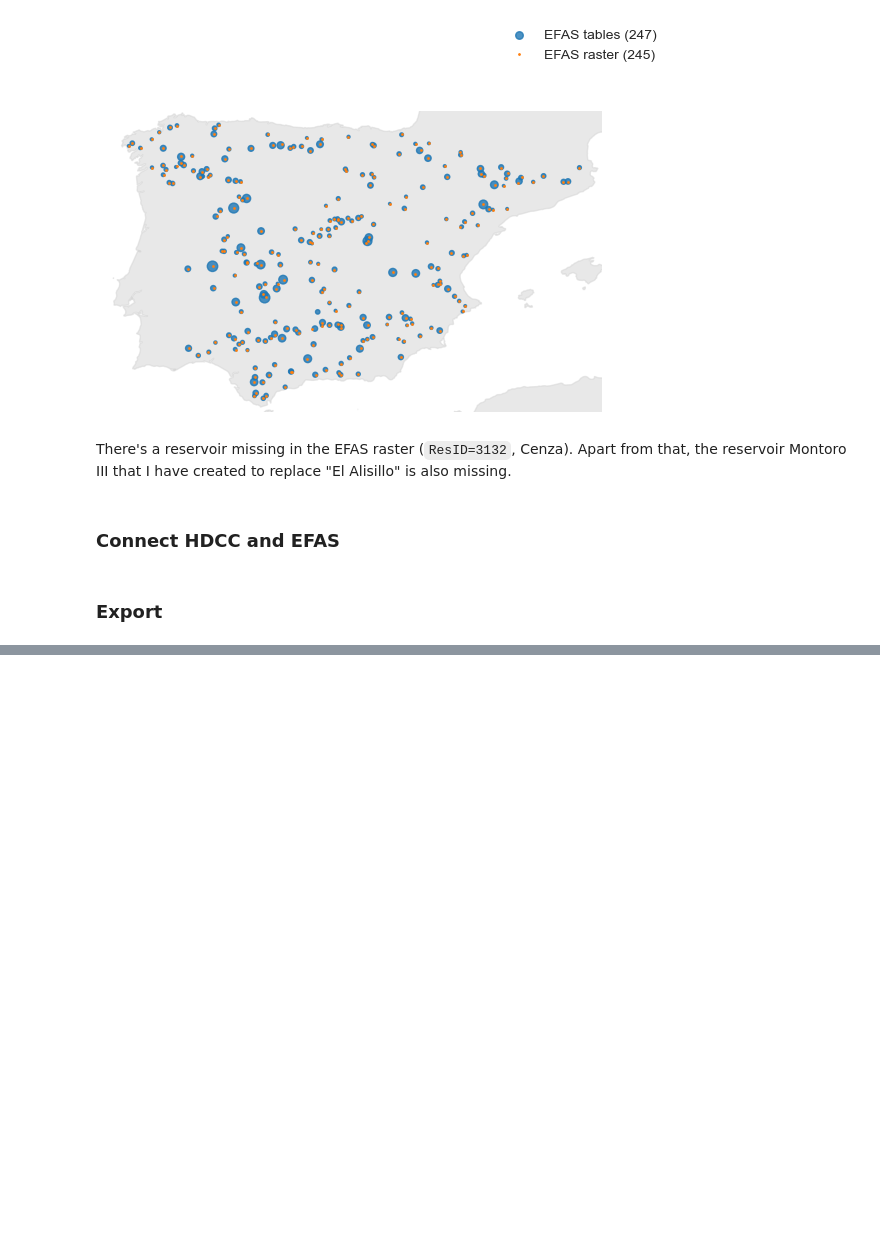
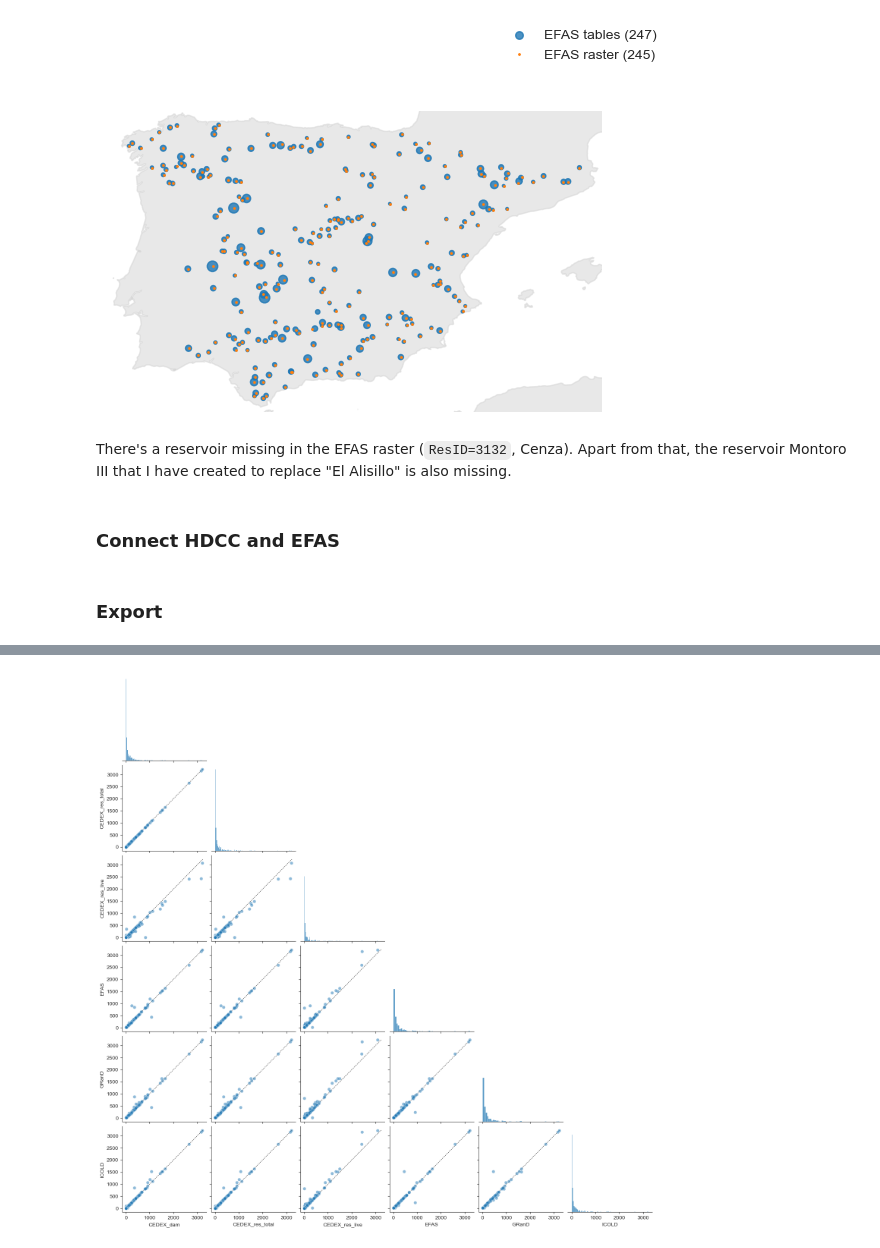
Before and after one commit to casadoj/lisflood-water_bodies, a Jupyter notebook: notebook/ResOpsES_attributes.ipynb, the cells around one changed output, grey strips where cells are left out. Saved outputs shown, nothing was run; the diff lists cells and outputs as text; code cells hidden in the pictures; blank space fills up the shorter version.

```diff
--- a/notebook/ResOpsES_attributes.ipynb
+++ b/notebook/ResOpsES_attributes.ipynb
@@ -756,0 +912,16 @@ efas.loc[~efas.index.isnull(), cols_efas].to_csv(path_out / 'attributes_EFAS.csv
+# %%
+# pair plot
+pair_plot = sns.pairplot(volume, corner=True, plot_kws={'alpha': .5})
+
+# reference 1:1 line
+nrow, ncol = pair_plot.axes.shape
+vmin, vmax = volume.min().min(), volume.max().max()
+for i in range(nrow):
+    for j in range(ncol):
+        if i > j:
+            pair_plot.axes[i, j].plot([vmin, vmax], [vmin, vmax],
+                                      c='k', lw=1, ls=':', zorder=0)
+
+plt.savefig(path_out / 'reservoir_volume_pairplot.jpg', dpi=300, bbox_inches='tight');
+# %% [output]
+[figure, added]
```
Also changed, not shown: parts of 84 cells of this notebook.
